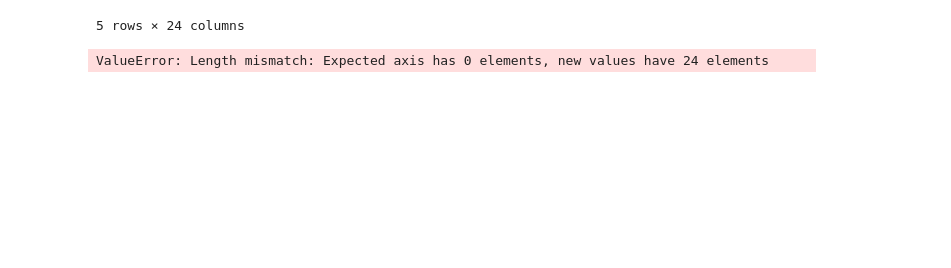
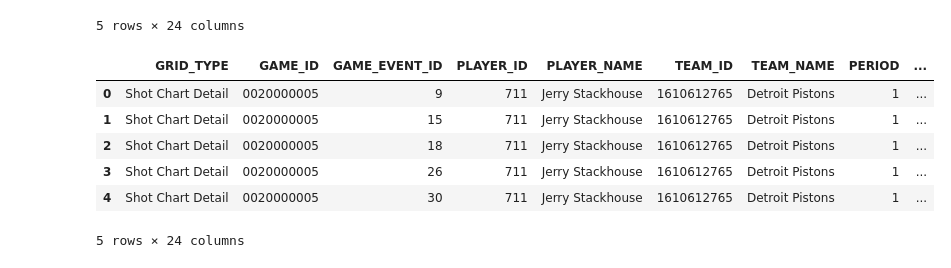
Before and after one commit to sjricketts/scoringleaders_shotselection, a Jupyter notebook: shot_data.ipynb, the cells around one changed output. Cells and saved outputs as stored; diff of their text form; code cells hidden in the pictures; blank space fills up the shorter version.

Commit message:
extract data through 2013-2014

```diff
--- a/shot_data.ipynb
+++ b/shot_data.ipynb
@@ -267,7 +268,7 @@ shaq98_df.head()
 # %%
 shaq98_df.to_csv("../shot_data/1998-99.csv", index=False)
 # %%
-# Shaq, 1999-20
+# Stackhouse, 2000-01
 url_base = 'https://stats.nba.com/stats/shotchartdetail'
 
 headers = {
@@ -289,13 +290,13 @@ parameters = {
     'Month': 0,
     'OpponentTeamID': 0,
     'Period': 0,
-    'PlayerID': 406,
+    'PlayerID': 711,
     'SeasonType': 'Regular Season',
     'TeamID': 0,
     'VsDivision': '',
     'VsConference': '',
     'SeasonSegment': '',
-    'Season': '1999-20',
+    'Season': '2000-01',
     'RookieYear': '',
     'PlayerPosition': '',
     'Outcome': '',
@@ -305,3 +306,6 @@ parameters = {
     'DateTo': '',
     'DateFrom': ''
 }
+
+response = requests.get(url_base, params=parameters, headers=headers)
+content = json.loads(response.content)
@@ -311,9 +312,15 @@ content = json.loads(response.content)
 # %%
 results = content['resultSets'][0]
 headers = results['headers']
 rows = results['rowSet']
-shaq99_df = pd.DataFrame(rows)
-shaq99_df.columns = headers
-shaq99_df.head()
+stack00_df = pd.DataFrame(rows)
+stack00_df.columns = headers
+stack00_df.head()
 # %% [output]
+|  | GRID_TYPE | GAME_ID | GAME_EVENT_ID | PLAYER_ID | PLAYER_NAME | TEAM_ID | TEAM_NAME | PERIOD | ... |
+| 0 | Shot Chart Detail | 0020000005 | 9 | 711 | Jerry Stackhouse | 1610612765 | Detroit Pistons | 1 | ... |
+| 1 | Shot Chart Detail | 0020000005 | 15 | 711 | Jerry Stackhouse | 1610612765 | Detroit Pistons | 1 | ... |
+| 2 | Shot Chart Detail | 0020000005 | 18 | 711 | Jerry Stackhouse | 1610612765 | Detroit Pistons | 1 | ... |
+| 3 | Shot Chart Detail | 0020000005 | 26 | 711 | Jerry Stackhouse | 1610612765 | Detroit Pistons | 1 | ... |
+| 4 | Shot Chart Detail | 0020000005 | 30 | 711 | Jerry Stackhouse | 1610612765 | Detroit Pistons | 1 | ... |
-ValueError: Length mismatch: Expected axis has 0 elements, new values have 24 elements
+5 rows × 24 columns
```
Also changed, not shown: parts of 19 cells of this notebook.
